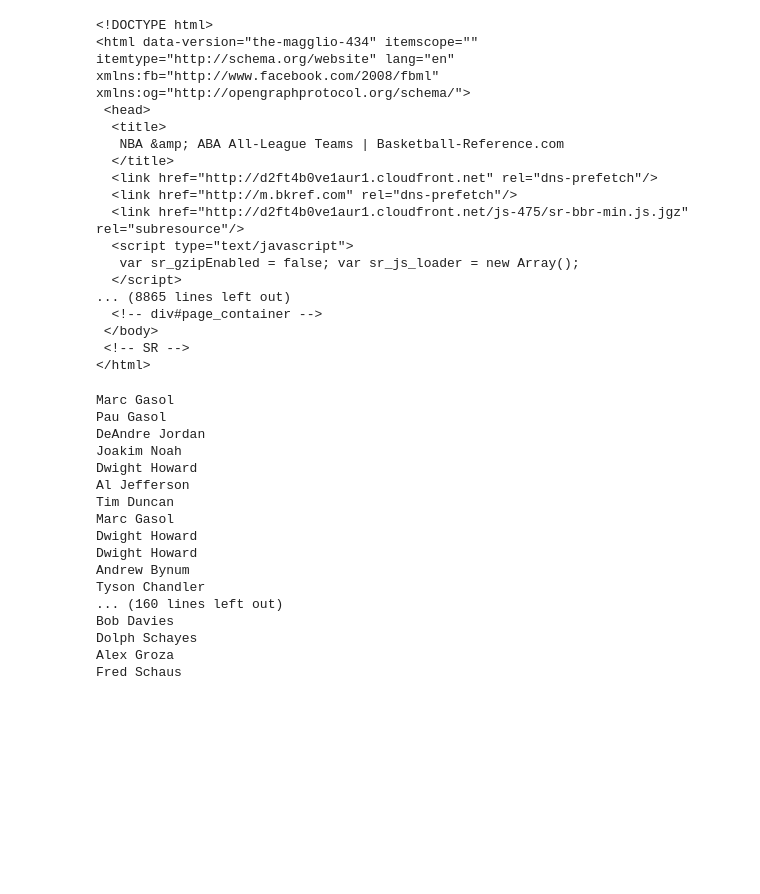
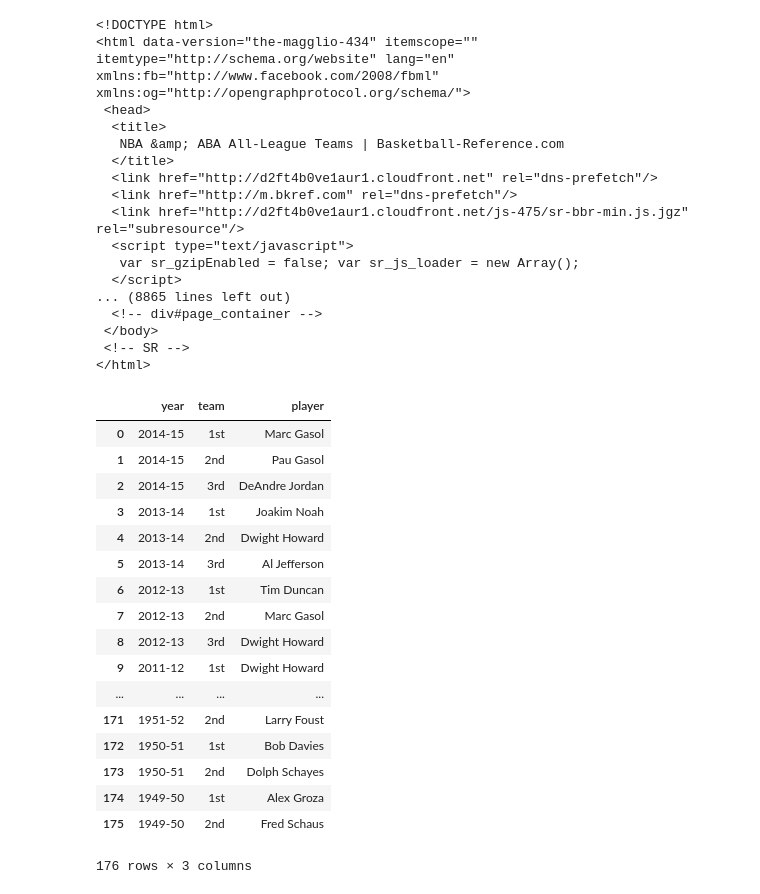
Before and after one commit to maheshpshankar/Data-Science-projects, a Jupyter notebook: nba_allstar/NBA scrape.ipynb, the cells around one changed output. Cells and saved outputs as stored; diff of their text form; code cells hidden in the pictures; blank space fills up the shorter version.

```diff
--- a/nba_allstar/NBA scrape.ipynb
+++ b/nba_allstar/NBA scrape.ipynb
@@ -101,44 +102,48 @@ print(soup.prettify())
 # %%
 all_league_data = pd.DataFrame(columns = ['year','team','player']) # Create an empty data frame
 
 stw_list = soup.findAll('div', attrs={'class': 'stw'}) # Find all 'stw's'
 for stw in stw_list:
     #print(stw.prettify())
     table = stw.find('table', attrs = {'class':'no_highlight stats_table'}) # Get the year
     for row in table.findAll('tr'):
         col = row.findAll('td')
         if col:
             year = col[0].find(text=True)
-            team = col[1].find(text=True)
+            team = col[2].find(text=True)
             player = col[3].find(text=True)
-            print player
+
+            all_league_data.loc[len(all_league_data)] = [year, team, player]
+
+all_league_data
 
 
 #    teams = stw.findAll('td', attrs = {'class':'mobile_text'}) # Get all of the teams:  1st, 2nd, 3rd
  #   for team in teams:
 #      team_level = str(team.find('h3').text) # Get the team level
 #        players = team.findAll('td') # Find all of the players in each team
 #        for player in players:
 #            player_name = str(player.find('a').text) # Get the player names
 #            all_league_data.loc[len(all_league_data)] = [year, team_level, player_name] # Write the row to the data frame
 
 #all_league_data # The new data frame
 #b.find_all('td',attrs = {'class':'mobile_text'}) Gives me teams, and td class where rows are located but cant see rows in td class
 # %% [output]
+|  | year | team | player |
+| 0 | 2014-15 | 1st | Marc Gasol |
+| 1 | 2014-15 | 2nd | Pau Gasol |
+| 2 | 2014-15 | 3rd | DeAndre Jordan |
+| 3 | 2013-14 | 1st | Joakim Noah |
+| 4 | 2013-14 | 2nd | Dwight Howard |
+| 5 | 2013-14 | 3rd | Al Jefferson |
+| 6 | 2012-13 | 1st | Tim Duncan |
+| 7 | 2012-13 | 2nd | Marc Gasol |
+| 8 | 2012-13 | 3rd | Dwight Howard |
+| 9 | 2011-12 | 1st | Dwight Howard |
+| ... | ... | ... | ... |
+| 171 | 1951-52 | 2nd | Larry Foust |
+| 172 | 1950-51 | 1st | Bob Davies |
+| 173 | 1950-51 | 2nd | Dolph Schayes |
+| 174 | 1949-50 | 1st | Alex Groza |
+| 175 | 1949-50 | 2nd | Fred Schaus |
-Marc Gasol
-Pau Gasol
-DeAndre Jordan
-Joakim Noah
-Dwight Howard
-Al Jefferson
-Tim Duncan
-Marc Gasol
-Dwight Howard
-Dwight Howard
-Andrew Bynum
-Tyson Chandler
-... (160 lines left out)
-Bob Davies
-Dolph Schayes
-Alex Groza
-Fred Schaus
+176 rows × 3 columns
```
Also changed, not shown: parts of 4 cells of this notebook, 16 other files.
